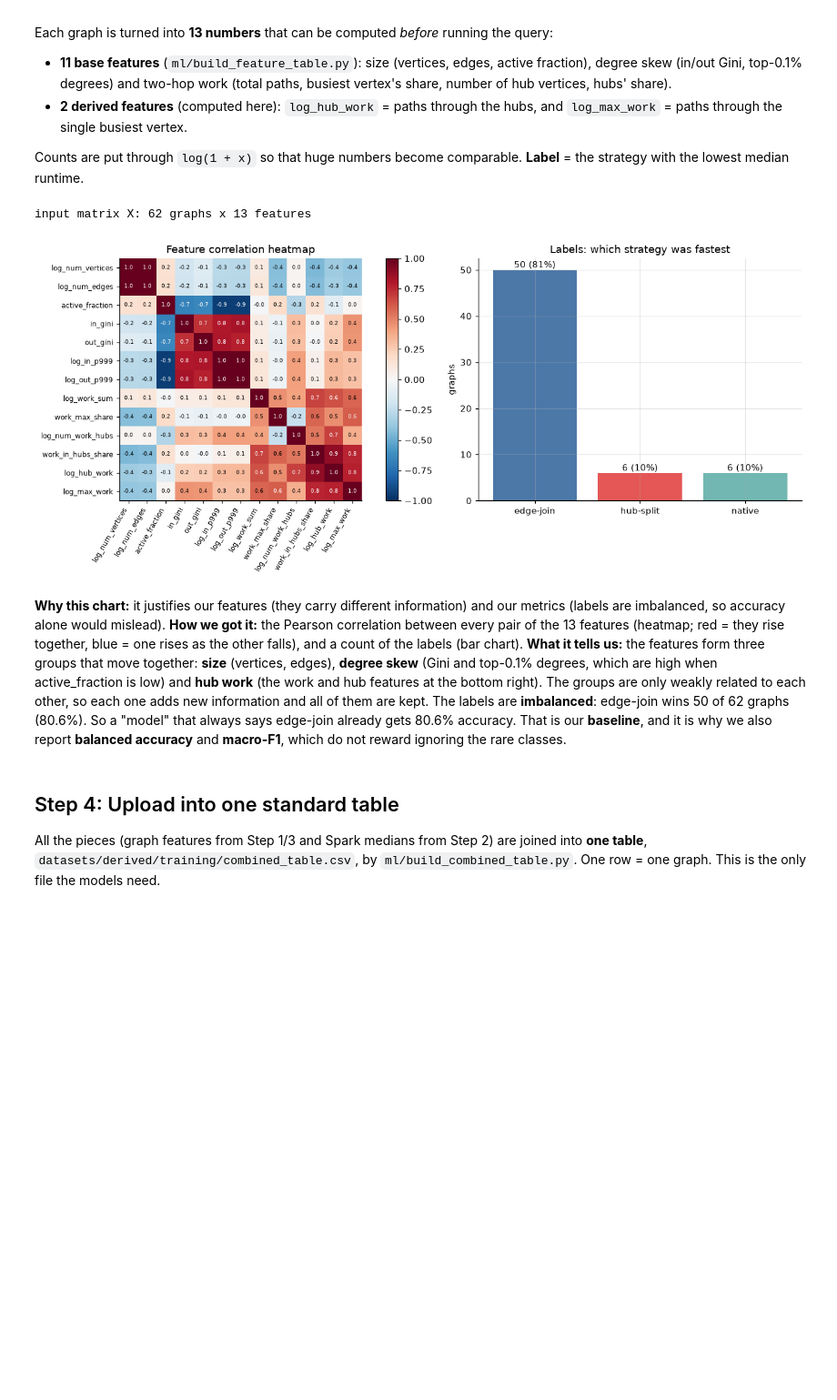
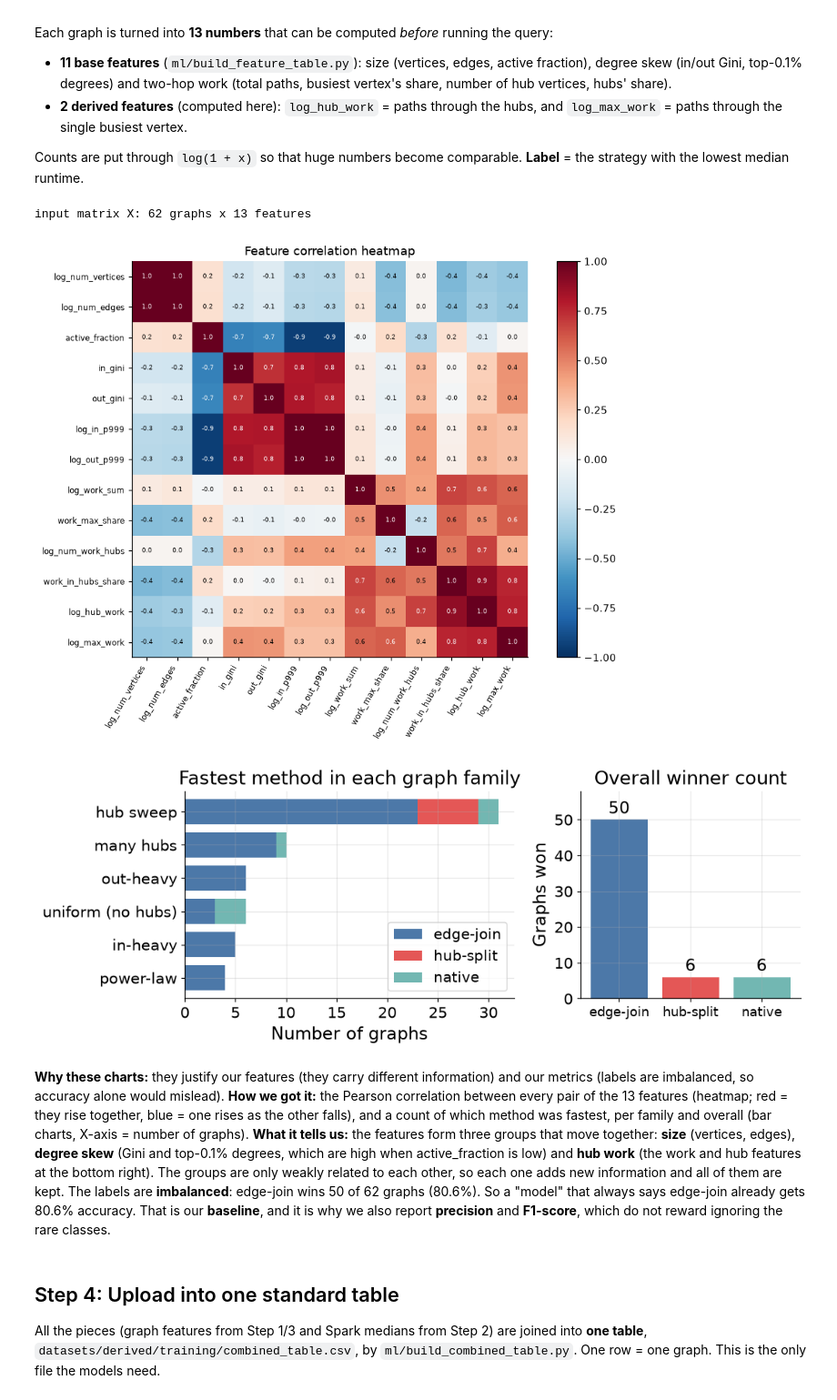
Before and after one commit to Harshil24Agrawal/big-data, a Jupyter notebook: notebooks/selector.ipynb, the cells around one changed output. Shown at 91% size. Saved outputs shown, nothing was run; the diff lists cells and outputs as text; code cells hidden in the pictures; blank space fills up the shorter version.

```diff
--- a/notebooks/selector.ipynb
+++ b/notebooks/selector.ipynb
@@ -31,7 +31,8 @@ from sklearn.linear_model import LogisticRegression
 from sklearn.preprocessing import StandardScaler
 from sklearn.pipeline import make_pipeline
 from sklearn.ensemble import RandomForestClassifier, ExtraTreesClassifier, RandomForestRegressor
-from sklearn.metrics import accuracy_score, balanced_accuracy_score, f1_score, confusion_matrix
+from sklearn.tree import DecisionTreeClassifier
+from sklearn.metrics import accuracy_score, precision_score, f1_score, confusion_matrix
 warnings.filterwarnings("ignore")
 
 def find_repo(start):
@@ -57,6 +58,11 @@ CLASSES = ["edgejoin", "hubsplit", "native"]
 COL = {"edge-join": "#4C78A8", "native": "#72B7B2", "hub-split": "#E45756", "ML selector": "#2E8B57", "baseline": "#B0B0B0"}
 plt.rcParams.update({"figure.dpi": 110, "axes.grid": True, "grid.alpha": .3, "axes.spines.top": False, "axes.spines.right": False})
 RES = {}
+# Style for the charts that go on the slides: big fonts and plain-English axis titles, readable on a projector.
+SLIDE = {"font.size": 15, "axes.titlesize": 17, "axes.labelsize": 16, "xtick.labelsize": 14, "ytick.labelsize": 14, "legend.fontsize": 14}
+C = {"edge-join": "#4C78A8", "native": "#72B7B2", "hub-split": "#E45756", "ours": "#2E8B57", "base": "#A9A9A9"}
+def save_slide(fig, name):
+    fig.tight_layout(); fig.savefig(f"{OUT}/{name}", dpi=200); plt.show()
 print("Project folder:", REPO)
 # %% [output]
 Project folder: /home/claude/rayirth556/hypergraph
@@ -183,42 +189,54 @@ Counts are put through `log(1 + x)` so that huge numbers become comparable. **La
 # %%
 df["log_hub_work"] = np.log1p(df.raw_work_sum * df.work_in_hubs_share)
 df["log_max_work"] = np.log1p(df.raw_work_sum * df.work_max_share)
 FEATS = list(FEATURE_COLUMNS) + ["log_hub_work", "log_max_work"]
 X = df[FEATS].values
 y = df.best_class.values
 LOGT = np.log(T)
 print(f"input matrix X: {X.shape[0]} graphs x {X.shape[1]} features")
 
-fig, ax = plt.subplots(1, 2, figsize=(14, 5.4), gridspec_kw={"width_ratios": [1.5, 1]})
+fig, ax = plt.subplots(figsize=(9, 7)); ax = [ax]
 corr = df[FEATS].corr()
 im = ax[0].imshow(corr, cmap="RdBu_r", vmin=-1, vmax=1)
 ax[0].set_xticks(range(len(FEATS))); ax[0].set_xticklabels(FEATS, rotation=60, ha="right", fontsize=8)
 ax[0].set_yticks(range(len(FEATS))); ax[0].set_yticklabels(FEATS, fontsize=8); ax[0].grid(False)
 for i in range(len(FEATS)):
     for j in range(len(FEATS)):
         v = corr.iloc[i, j]; ax[0].text(j, i, f"{v:.1f}", ha="center", va="center", fontsize=6, color="white" if abs(v) > .6 else "black")
 plt.colorbar(im, ax=ax[0], fraction=.04); ax[0].set_title("Feature correlation heatmap")
+plt.tight_layout(); plt.savefig(f"{OUT}/03_feature_heatmap.png", dpi=130); plt.show()
 cnt = pd.Series(y).value_counts().reindex(CLASSES)
-bars = ax[1].bar(["edge-join", "hub-split", "native"], cnt.values, color=[COL["edge-join"], COL["hub-split"], COL["native"]])
-for b, v in zip(bars, cnt.values): ax[1].text(b.get_x() + b.get_width() / 2, v + .5, f"{v} ({v/len(y):.0%})", ha="center")
-ax[1].set_title("Labels: which strategy was fastest"); ax[1].set_ylabel("graphs")
-plt.tight_layout(); plt.savefig(f"{OUT}/03_features_labels.png", dpi=130); plt.show()
+
+# Slide chart: which method was fastest, per family and overall  (slide "Results of Preprocessing")
+fam_name = {"hub_sweep": "hub sweep", "multi_hub": "many hubs", "out_heavy": "out-heavy", "uniform": "uniform (no hubs)", "in_heavy": "in-heavy", "powerlaw_balanced": "power-law"}
+lab = {"edgejoin": "edge-join", "hubsplit": "hub-split", "native": "native"}
+FASTEST = pd.crosstab(df.family.map(fam_name), df.best_class.map(lab))[["edge-join", "hub-split", "native"]]
+FASTEST = FASTEST.loc[FASTEST.sum(axis=1).sort_values().index]
+with plt.rc_context(SLIDE):
+    fig, ax2 = plt.subplots(1, 2, figsize=(10, 3.9), gridspec_kw={"width_ratios": [1.5, 1]})
+    FASTEST.plot.barh(stacked=True, ax=ax2[0], color=[C["edge-join"], C["hub-split"], C["native"]], width=.75)
+    ax2[0].set_xlabel("Number of graphs"); ax2[0].set_ylabel(""); ax2[0].set_title("Fastest method in each graph family"); ax2[0].legend(title=None, loc="lower right", fontsize=13)
+    tot = pd.Series(cnt.values, index=["edge-join", "hub-split", "native"])
+    b = ax2[1].bar(tot.index, tot.values, color=[C["edge-join"], C["hub-split"], C["native"]]); ax2[1].bar_label(b, fontsize=15, padding=2)
+    ax2[1].set_ylabel("Graphs won"); ax2[1].tick_params(axis="x", labelsize=12); ax2[1].set_title("Overall winner count"); ax2[1].set_ylim(0, 58)
+    save_slide(fig, "slide_preprocessing.png")
 MAJ = cnt.max() / cnt.sum(); RES["class_counts"] = cnt.to_dict()
-display(Markdown(f"""**Why this chart:** it justifies our features (they carry different information) and our metrics (labels are imbalanced, so accuracy alone would mislead).
-**How we got it:** the Pearson correlation between every pair of the 13 features (heatmap; red = they rise together, blue = one rises as the other falls), and a count of the labels (bar chart).
+display(Markdown(f"""**Why these charts:** they justify our features (they carry different information) and our metrics (labels are imbalanced, so accuracy alone would mislead).
+**How we got it:** the Pearson correlation between every pair of the 13 features (heatmap; red = they rise together, blue = one rises as the other falls), and a count of which method was fastest, per family and overall (bar charts, X-axis = number of graphs).
 **What it tells us:** the features form three groups that move together: **size** (vertices, edges), **degree skew** (Gini and top-0.1% degrees, which are high when active_fraction is low) and **hub work** (the work and hub features at the bottom right).
 The groups are only weakly related to each other, so each one adds new information and all of them are kept.
 The labels are **imbalanced**: edge-join wins {cnt['edgejoin']} of {len(y)} graphs ({MAJ:.1%}). So a "model" that always says edge-join already gets {MAJ:.1%} accuracy.
-That is our **baseline**, and it is why we also report **balanced accuracy** and **macro-F1**, which do not reward ignoring the rare classes."""))
+That is our **baseline**, and it is why we also report **precision** and **F1-score**, which do not reward ignoring the rare classes."""))
 # %% [output]
 input matrix X: 62 graphs x 13 features
-[figure, old version]
+[figure, new version]
+[figure, added]
-**Why this chart:** it justifies our features (they carry different information) and our metrics (labels are imbalanced, so accuracy alone would mislead).
-**How we got it:** the Pearson correlation between every pair of the 13 features (heatmap; red = they rise together, blue = one rises as the other falls), and a count of the labels (bar chart).
+**Why these charts:** they justify our features (they carry different information) and our metrics (labels are imbalanced, so accuracy alone would mislead).
+**How we got it:** the Pearson correlation between every pair of the 13 features (heatmap; red = they rise together, blue = one rises as the other falls), and a count of which method was fastest, per family and overall (bar charts, X-axis = number of graphs).
 **What it tells us:** the features form three groups that move together: **size** (vertices, edges), **degree skew** (Gini and top-0.1% degrees, which are high when active_fraction is low) and **hub work** (the work and hub features at the bottom right).
 The groups are only weakly related to each other, so each one adds new information and all of them are kept.
 The labels are **imbalanced**: edge-join wins 50 of 62 graphs (80.6%). So a "model" that always says edge-join already gets 80.6% accuracy.
-That is our **baseline**, and it is why we also report **balanced accuracy** and **macro-F1**, which do not reward ignoring the rare classes.
+That is our **baseline**, and it is why we also report **precision** and **F1-score**, which do not reward ignoring the rare classes.
 # %% [markdown]
 ## Step 4: Upload into one standard table
 All the pieces (graph features from Step 1/3 and Spark medians from Step 2) are joined into **one table**, `datasets/derived/training/combined_table.csv`,
```
Also changed, not shown: parts of 10 cells of this notebook, 25 other files.
